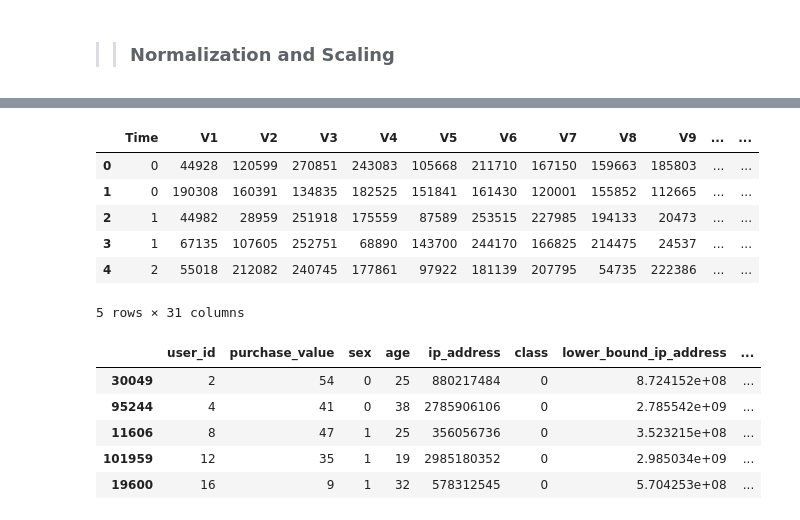
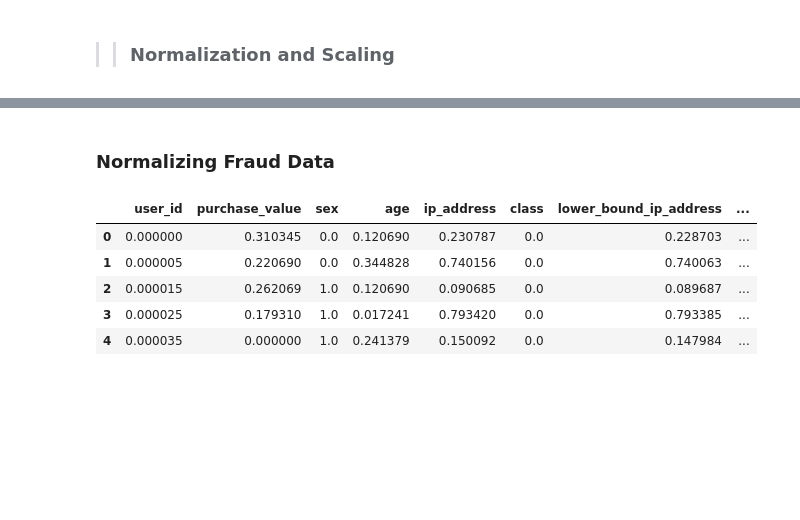
Before and after one commit to hanaDemma/fraud-detection-for-e-commerce-and-bank-transactions, a Jupyter notebook: notebooks/Eda.ipynb, the cells around one changed output, grey strips where cells are left out. Drawn from its saved outputs; the diff is of its cells as text; code cells hidden in the pictures; blank space fills up the shorter version.

```diff
--- a/notebooks/Eda.ipynb
+++ b/notebooks/Eda.ipynb
@@ -330,28 +304,2 @@ creditCardData.head()
-# %%
-from sklearn.preprocessing import  LabelEncoder
-
-label_encoder = LabelEncoder()
-for column in columns_to_scale:
-    creditCardData_scaled[column] = label_encoder.fit_transform(creditCardData_scaled[column])
-    creditCardData_normalized[column] = label_encoder.fit_transform(creditCardData_normalized[column])
-
-creditCardData_scaled.head()
-# %% [output]
-|  | Time | V1 | V2 | V3 | V4 | V5 | V6 | V7 | V8 | V9 | ... | ... |
-| 0 | 0 | 44928 | 120599 | 270851 | 243083 | 105668 | 211710 | 167150 | 159663 | 185803 | ... | ... |
-| 1 | 0 | 190308 | 160391 | 134835 | 182525 | 151841 | 161430 | 120001 | 155852 | 112665 | ... | ... |
-| 2 | 1 | 44982 | 28959 | 251918 | 175559 | 87589 | 253515 | 227985 | 194133 | 20473 | ... | ... |
-| 3 | 1 | 67135 | 107605 | 252751 | 68890 | 143700 | 244170 | 166825 | 214475 | 24537 | ... | ... |
-| 4 | 2 | 55018 | 212082 | 240745 | 177861 | 97922 | 181139 | 207795 | 54735 | 222386 | ... | ... |
-5 rows × 31 columns
-# %%
-creditCardData_scaled.to_csv('./docs/creditcard.csv')
-creditCardData_normalized.to_csv('./docs/encoded_creditcard_data_normalized.csv')
-encoded_dataframe.head()
-# %% [output]
-|  | user_id | purchase_value | sex | age | ip_address | class | lower_bound_ip_address | ... |
-| 30049 | 2 | 54 | 0 | 25 | 880217484 | 0 | 8.724152e+08 | ... |
-| 95244 | 4 | 41 | 0 | 38 | 2785906106 | 0 | 2.785542e+09 | ... |
-| 11606 | 8 | 47 | 1 | 25 | 356056736 | 0 | 3.523215e+08 | ... |
-| 101959 | 12 | 35 | 1 | 19 | 2985180352 | 0 | 2.985034e+09 | ... |
-| 19600 | 16 | 9 | 1 | 32 | 578312545 | 0 | 5.704253e+08 | ... |
+# %% [markdown]
+### Normalizing Fraud Data
@@ -357,0 +311,9 @@ encoded_dataframe.head()
+# %%
+normalized_fraud_dataframe.head()
+# %% [output]
+|  | user_id | purchase_value | sex | age | ip_address | class | lower_bound_ip_address | ... |
+| 0 | 0.000000 | 0.310345 | 0.0 | 0.120690 | 0.230787 | 0.0 | 0.228703 | ... |
+| 1 | 0.000005 | 0.220690 | 0.0 | 0.344828 | 0.740156 | 0.0 | 0.740063 | ... |
+| 2 | 0.000015 | 0.262069 | 1.0 | 0.120690 | 0.090685 | 0.0 | 0.089687 | ... |
+| 3 | 0.000025 | 0.179310 | 1.0 | 0.017241 | 0.793420 | 0.0 | 0.793385 | ... |
+| 4 | 0.000035 | 0.000000 | 1.0 | 0.241379 | 0.150092 | 0.0 | 0.147984 | ... |
```
Also changed, not shown: parts of 22 cells of this notebook.
